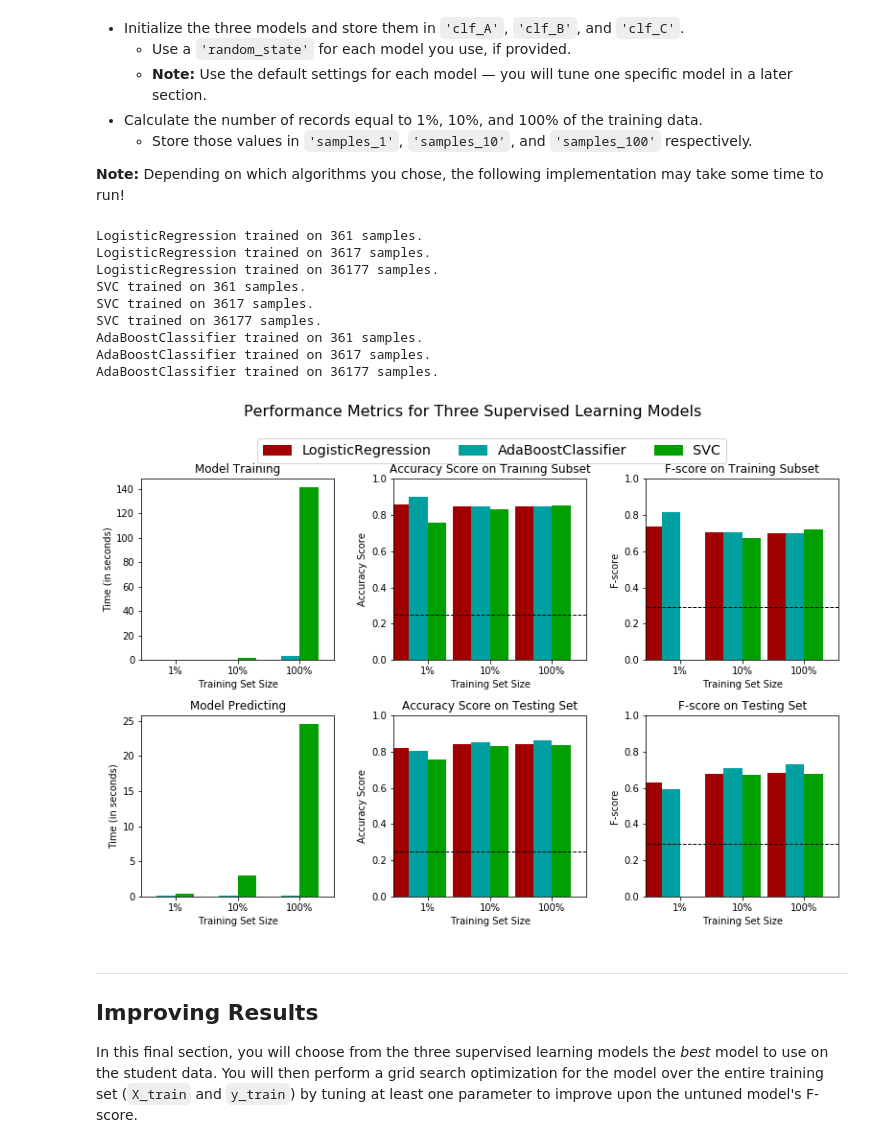
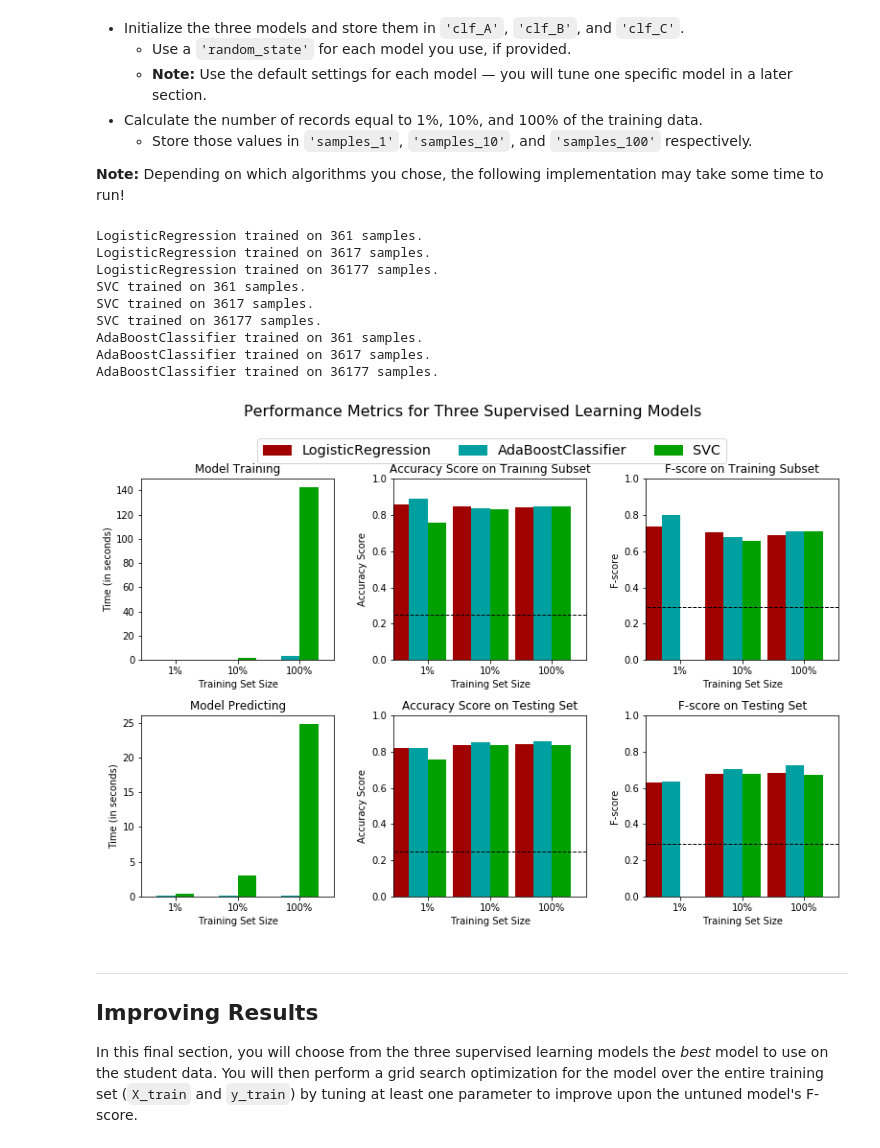
Before and after one commit to sonia2305/finding_donors, a Jupyter notebook: finding_donors.ipynb, the cells around one changed output. Drawn from its saved outputs; the diff is of its cells as text; code cells hidden in the pictures.

```diff
--- a/finding_donors.ipynb
+++ b/finding_donors.ipynb
@@ -421,41 +421,41 @@ from sklearn.ensemble import AdaBoostClassifier
 
 # TODO: Initialize the three models
 #clf_A = RandomForestClassifier()
-clf_A = linear_model.LogisticRegression()
-clf_B = svm.SVC(kernel='rbf', C=1.0, gamma='auto')
-clf_C = AdaBoostClassifier(n_estimators=70)
+clf_A = linear_model.LogisticRegression(random_state = 40)
+clf_B = svm.SVC(random_state = 40)
+clf_C = AdaBoostClassifier(random_state = 40)
 
 # TODO: Calculate the number of samples for 1%, 10%, and 100% of the training data
 # HINT: samples_100 is the entire training set i.e. len(y_train)
 # HINT: samples_10 is 10% of samples_100
 # HINT: samples_1 is 1% of samples_100
 samples_100 = len(y_train)
 samples_10 = int(samples_100 * 0.1)
 samples_1 = int(samples_100 * 0.01)
 
 # Collect results on the learners
 results = {}
 for clf in [clf_A, clf_B, clf_C]:
     clf_name = clf.__class__.__name__
     results[clf_name] = {}
     for i, samples in enumerate([samples_1, samples_10, samples_100]):
         results[clf_name][i] = \
         train_predict(clf, samples, X_train, y_train, X_test, y_test)
 
 #print(results)
 # Run metrics visualization for the three supervised learning models chosen
 vs.evaluate(results, accuracy, fscore)
 # %% [output]
 LogisticRegression trained on 361 samples.
 LogisticRegression trained on 3617 samples.
 LogisticRegression trained on 36177 samples.
 SVC trained on 361 samples.
 SVC trained on 3617 samples.
 SVC trained on 36177 samples.
 AdaBoostClassifier trained on 361 samples.
 AdaBoostClassifier trained on 3617 samples.
 AdaBoostClassifier trained on 36177 samples.
-[figure, old version]
+[figure, new version]
 # %% [markdown]
 ----
 ## Improving Results
```
Also changed, not shown: parts of 3 cells of this notebook, 2 other files.
